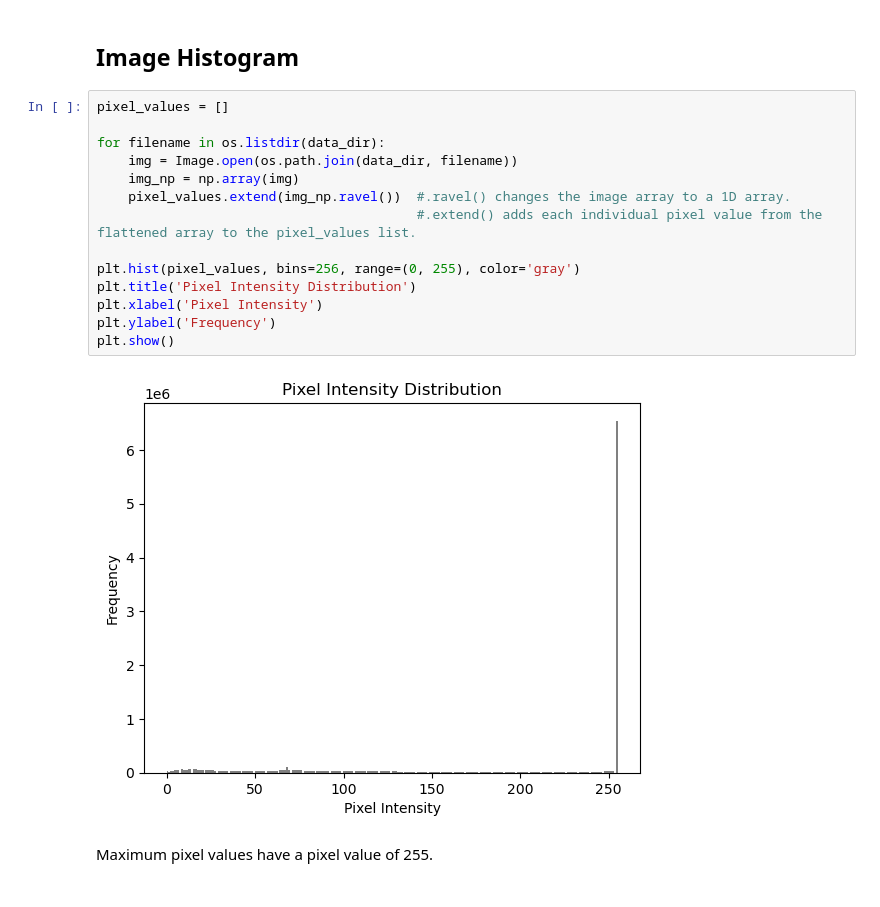
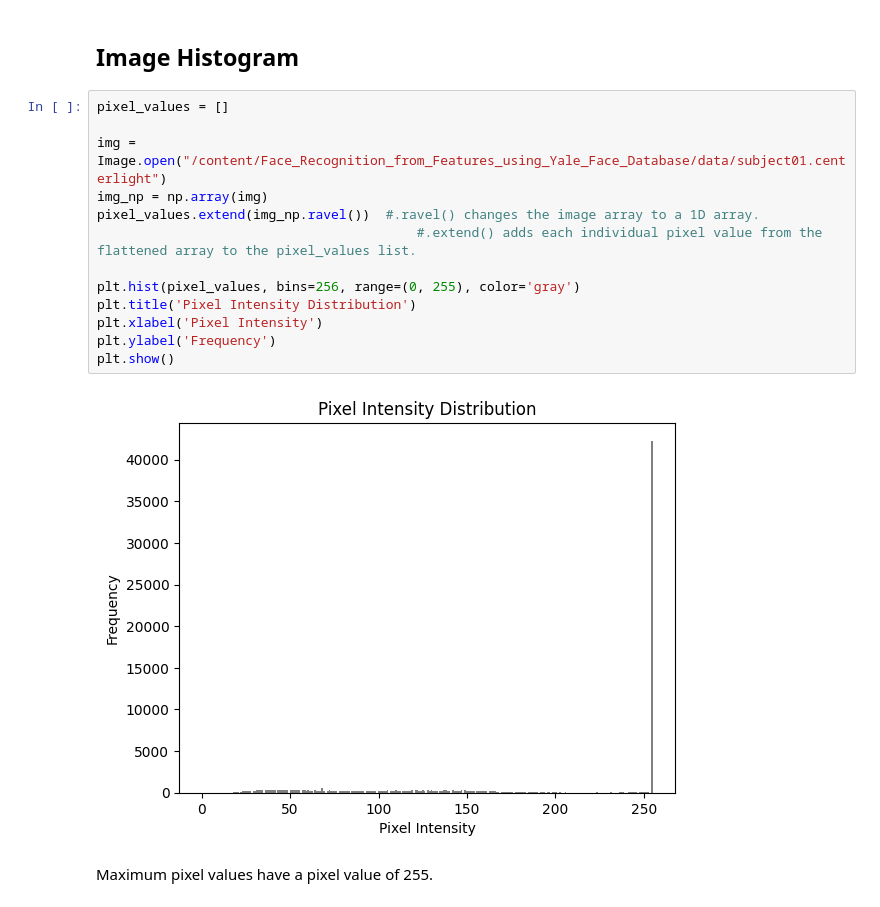
Before and after one commit to sinhajiya/Face_Recognition_from_Features_using_Yale_Face_Database, a Jupyter notebook: codes/main.ipynb, the cells around one changed output. Drawn from its saved outputs; the diff is of its cells as text.

```diff
--- a/codes/main.ipynb
+++ b/codes/main.ipynb
@@ -123,19 +140,18 @@ plt.show()
 # %%
 pixel_values = []
 
-for filename in os.listdir(data_dir):
-    img = Image.open(os.path.join(data_dir, filename))
-    img_np = np.array(img)
-    pixel_values.extend(img_np.ravel())  #.ravel() changes the image array to a 1D array.
+img = Image.open("/content/Face_Recognition_from_Features_using_Yale_Face_Database/data/subject01.centerlight")
+img_np = np.array(img)
+pixel_values.extend(img_np.ravel())  #.ravel() changes the image array to a 1D array.
                                          #.extend() adds each individual pixel value from the flattened array to the pixel_values list.
 
 plt.hist(pixel_values, bins=256, range=(0, 255), color='gray')
 plt.title('Pixel Intensity Distribution')
 plt.xlabel('Pixel Intensity')
 plt.ylabel('Frequency')
 plt.show()
 # %% [output]
-[figure, old version]
+[figure, new version]
 # %% [markdown]
 Maximum pixel values have a pixel value of 255.
 # %% [markdown]
```
Also changed, not shown: parts of 35 cells of this notebook, 1 other file.
